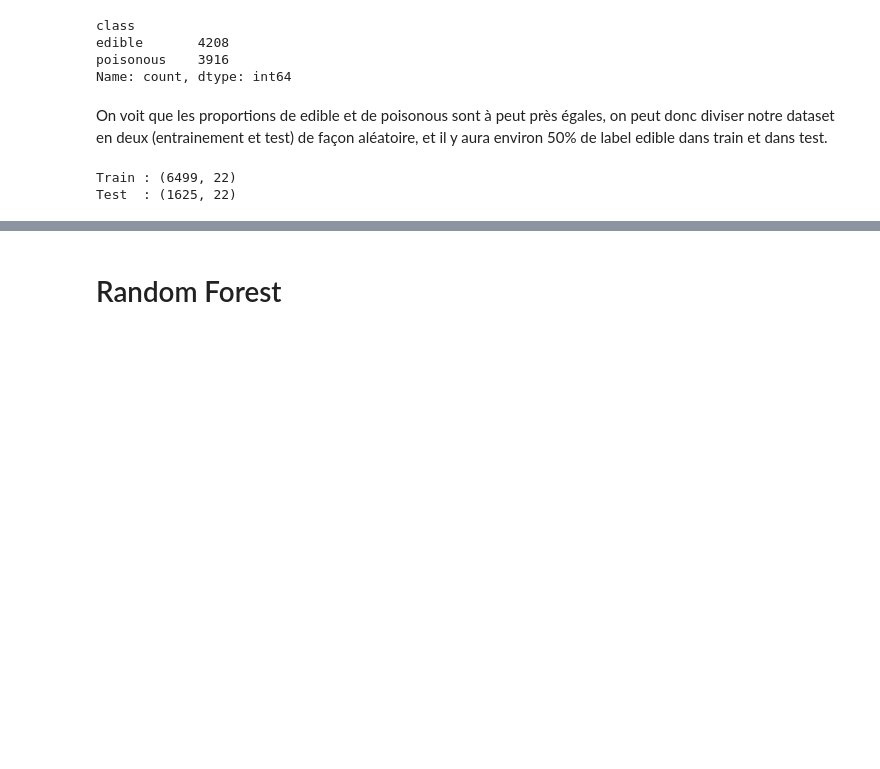
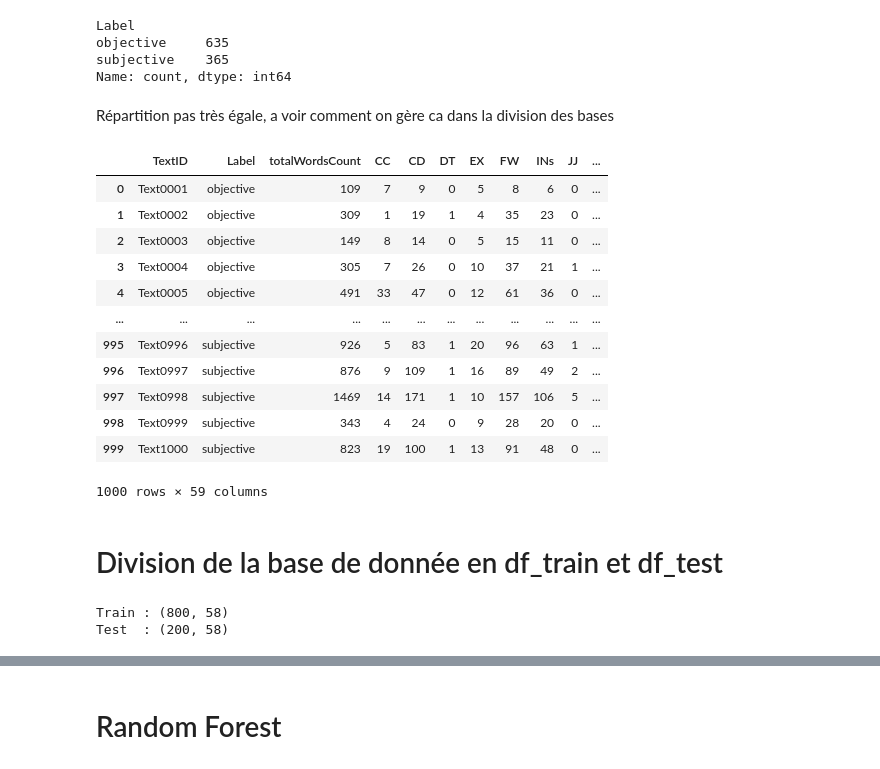
Before and after one commit to LilouSoulas/Projet_de_statistique_3A, a Jupyter notebook: preprocessing.ipynb, the cells around one changed output, grey strips where cells are left out. Drawn from its saved outputs; the diff is of its cells as text; code cells hidden in the pictures; blank space fills up the shorter version.

```diff
--- a/preprocessing.ipynb
+++ b/preprocessing.ipynb
@@ -83,15 +21,37 @@ df_mush
 # %%
-df_mush["class"].value_counts()
+df["Label"].value_counts()
 # %% [output]
-class
-edible       4208
-poisonous    3916
+Label
+objective     635
+subjective    365
 Name: count, dtype: int64
 # %% [markdown]
-On voit que les proportions de edible et de poisonous sont à peut près égales, on peut donc diviser notre dataset en deux (entrainement et test) de façon aléatoire, et il y aura environ 50% de label edible dans train et dans test.
+Répartition pas très égale, a voir comment on gère ca dans la division des bases
+# %%
+df = df.drop('semanticobjscore', axis=1)
+df = df.drop('semanticsubjscore', axis=1)
+df = df.drop('URL', axis=1)
+
+df
+# %% [output]
+|  | TextID | Label | totalWordsCount | CC | CD | DT | EX | FW | INs | JJ | ... |
+| 0 | Text0001 | objective | 109 | 7 | 9 | 0 | 5 | 8 | 6 | 0 | ... |
+| 1 | Text0002 | objective | 309 | 1 | 19 | 1 | 4 | 35 | 23 | 0 | ... |
+| 2 | Text0003 | objective | 149 | 8 | 14 | 0 | 5 | 15 | 11 | 0 | ... |
+| 3 | Text0004 | objective | 305 | 7 | 26 | 0 | 10 | 37 | 21 | 1 | ... |
+| 4 | Text0005 | objective | 491 | 33 | 47 | 0 | 12 | 61 | 36 | 0 | ... |
+| ... | ... | ... | ... | ... | ... | ... | ... | ... | ... | ... | ... |
+| 995 | Text0996 | subjective | 926 | 5 | 83 | 1 | 20 | 96 | 63 | 1 | ... |
+| 996 | Text0997 | subjective | 876 | 9 | 109 | 1 | 16 | 89 | 49 | 2 | ... |
+| 997 | Text0998 | subjective | 1469 | 14 | 171 | 1 | 10 | 157 | 106 | 5 | ... |
+| 998 | Text0999 | subjective | 343 | 4 | 24 | 0 | 9 | 28 | 20 | 0 | ... |
+| 999 | Text1000 | subjective | 823 | 19 | 100 | 1 | 13 | 91 | 48 | 0 | ... |
+1000 rows × 59 columns
+# %% [markdown]
+# Division de la base de donnée en df_train et df_test
 # %%
-X = df_mush.drop('class', axis=1) #X = toutes les colonnes sauf la cible
-y = df_mush['class'] #y = les labels
+X = df.drop('Label', axis=1) #X = toutes les colonnes sauf la cible
+y = df['Label'] #y = les labels
 
 # Séparation train / test (80% / 20%)
 X_train, X_test, y_train, y_test = train_test_split(
@@ -104,5 +64,5 @@ X_train, X_test, y_train, y_test = train_test_split(
 print("Train :", X_train.shape)
 print("Test  :", X_test.shape)
 # %% [output]
-Train : (6499, 22)
-Test  : (1625, 22)
+Train : (800, 58)
+Test  : (200, 58)
```
Also changed, not shown: parts of 8 cells of this notebook, 1 other file.
